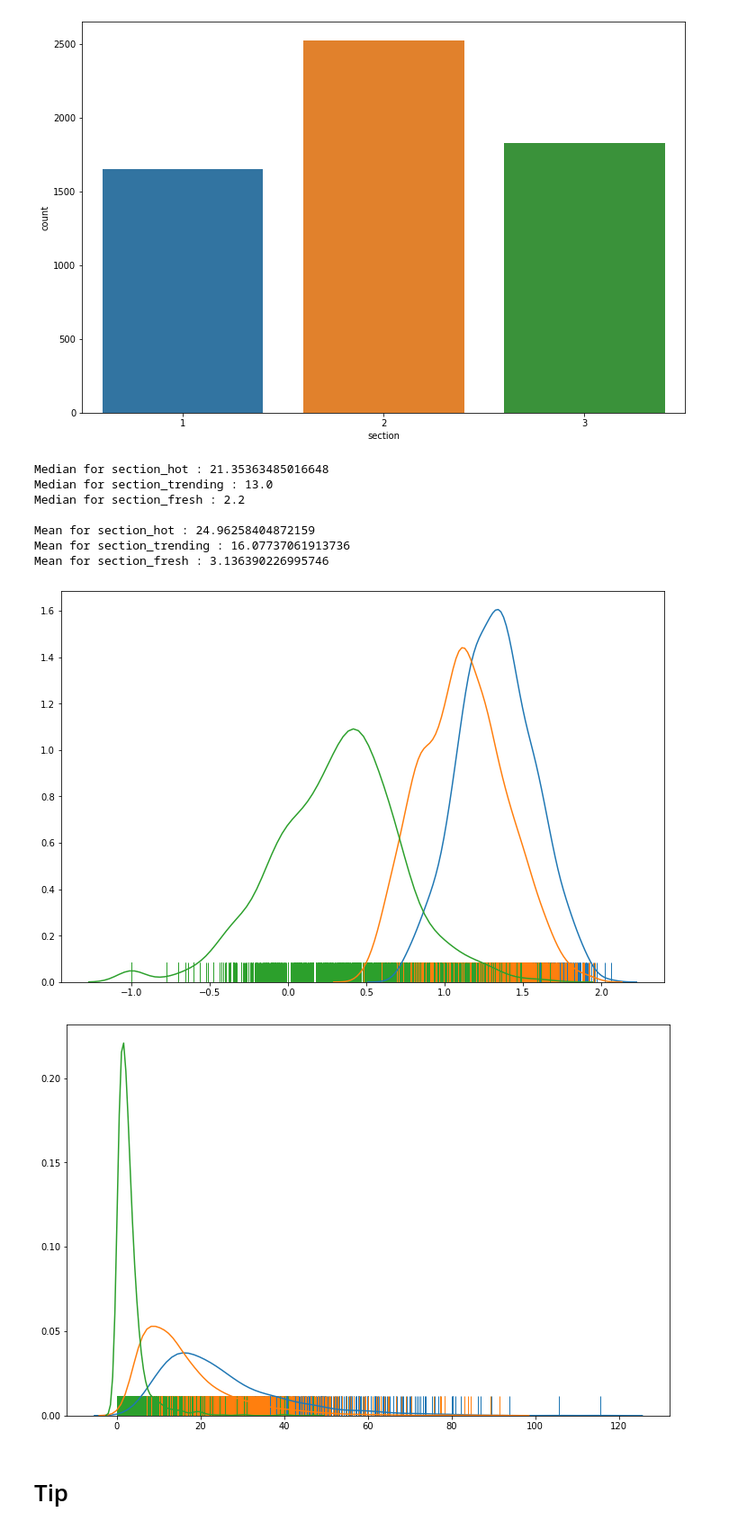
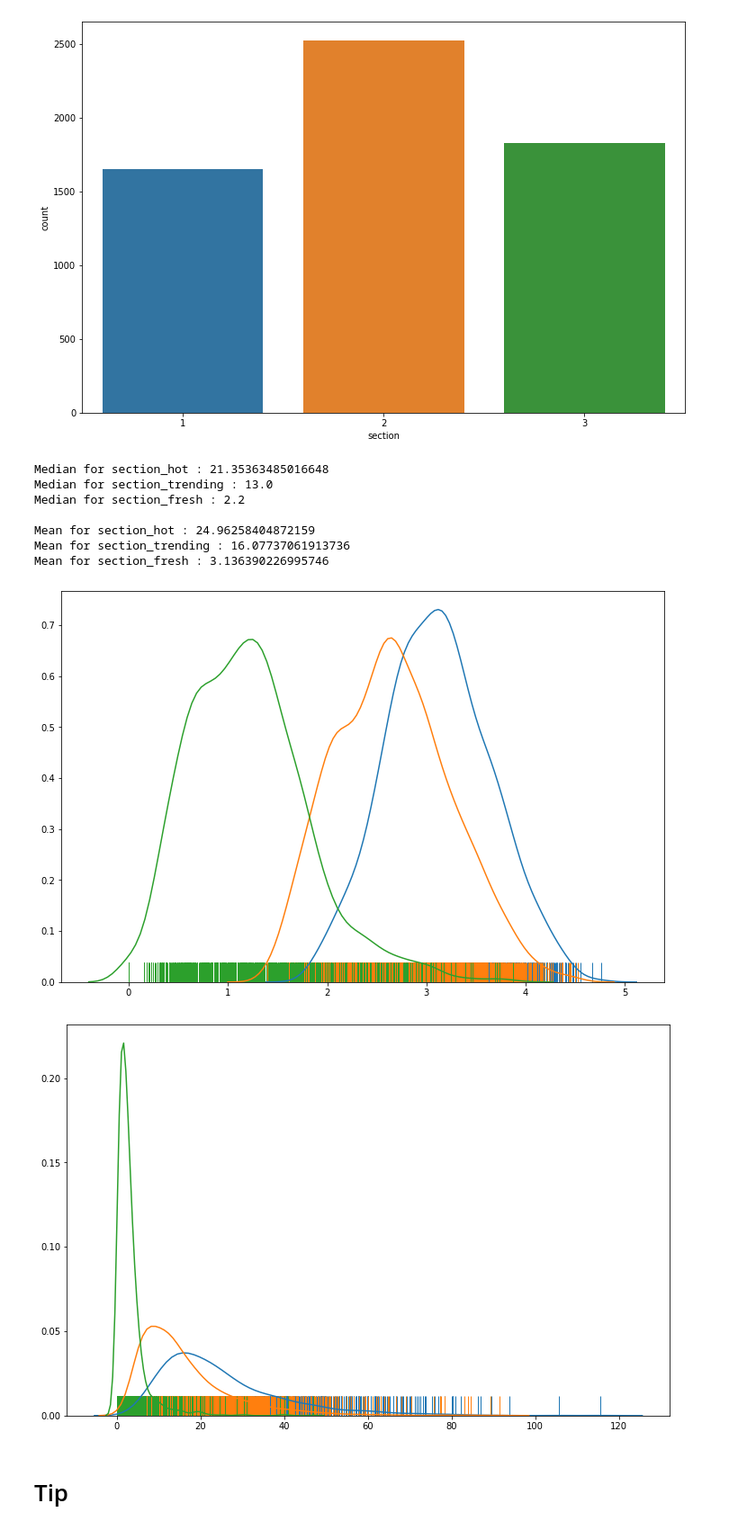
Before and after one commit to SimicSvetislav/9gag-post-popularity-prediction, a Jupyter notebook: notebooks/visualization.ipynb, the cells around one changed output. Shown: that part at 90% size. Saved outputs shown, nothing was run; the diff lists cells and outputs as text; code cells hidden in the pictures.

```diff
--- a/notebooks/visualization.ipynb
+++ b/notebooks/visualization.ipynb
@@ -6,7 +6,7 @@ import seaborn as sb
 # %%
 plt.rcParams["figure.figsize"] = (12,8)
 # %%
-dataset = pd.read_csv('../features_complete_v3.csv')
+dataset = pd.read_csv('./features_complete_v3.csv')
 dataset.shape
 # %% [output]
 (6007, 44)
@@ -73,38 +63,41 @@ sb.countplot(dataset['section'])
 <matplotlib.axes._subplots.AxesSubplot at 0x...>
 [figure]
 # %%
+# Odnos sekcije i skora
+# Prvi grafik je za logaritmovani skor, a drugi za originalni
+
 section_hot = dataset.loc[dataset['section'] == 1]
 section_trending = dataset.loc[dataset['section'] == 2]
 section_fresh = dataset.loc[dataset['section'] == 3]
 
 print("Median for section_hot :", section_hot['score'].median())
 print("Median for section_trending :", section_trending['score'].median())
 print("Median for section_fresh :", section_fresh['score'].median())
 print()
 print("Mean for section_hot :", section_hot['score'].mean())
 print("Mean for section_trending :", section_trending['score'].mean())
 print("Mean for section_fresh :", section_fresh['score'].mean())
 
-sb.distplot(section_hot[['score_log']], hist=False, rug=True)
-sb.distplot(section_trending[['score_log']], hist=False, rug=True)
-sb.distplot(section_fresh[['score_log']], hist=False, rug=True)
+sb.distplot(section_hot[['log_score']], hist=False, rug=True)
+sb.distplot(section_trending[['log_score']], hist=False, rug=True)
+sb.distplot(section_fresh[['log_score']], hist=False, rug=True)
 
 plt.show()
 
 sb.distplot(section_hot[['score']], hist=False, rug=True)
 sb.distplot(section_trending[['score']], hist=False, rug=True)
 sb.distplot(section_fresh[['score']], hist=False, rug=True)
 
 plt.show()
 # %% [output]
 Median for section_hot : 21.35363485016648
 Median for section_trending : 13.0
 Median for section_fresh : 2.2
 
 Mean for section_hot : 24.96258404872159
 Mean for section_trending : 16.07737061913736
 Mean for section_fresh : 3.136390226995746
-[figure, old version]
+[figure, new version]
 [figure]
 # %% [markdown]
 # Tip
```
Also changed, not shown: parts of 19 cells of this notebook, 3 other files.
